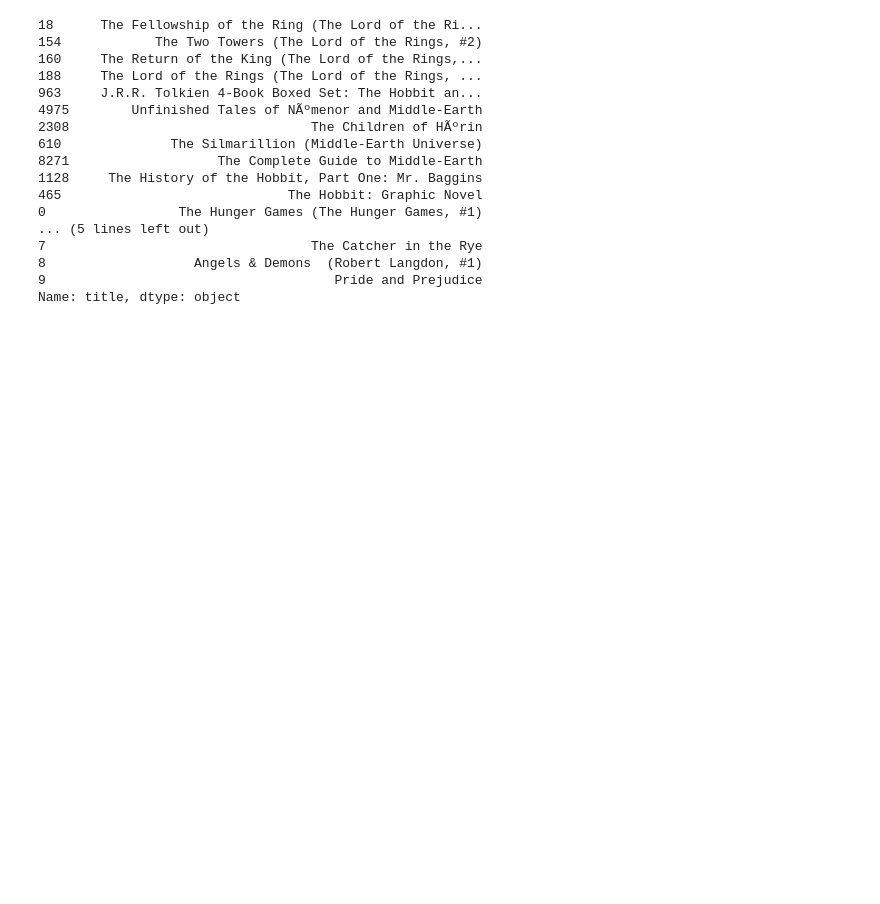
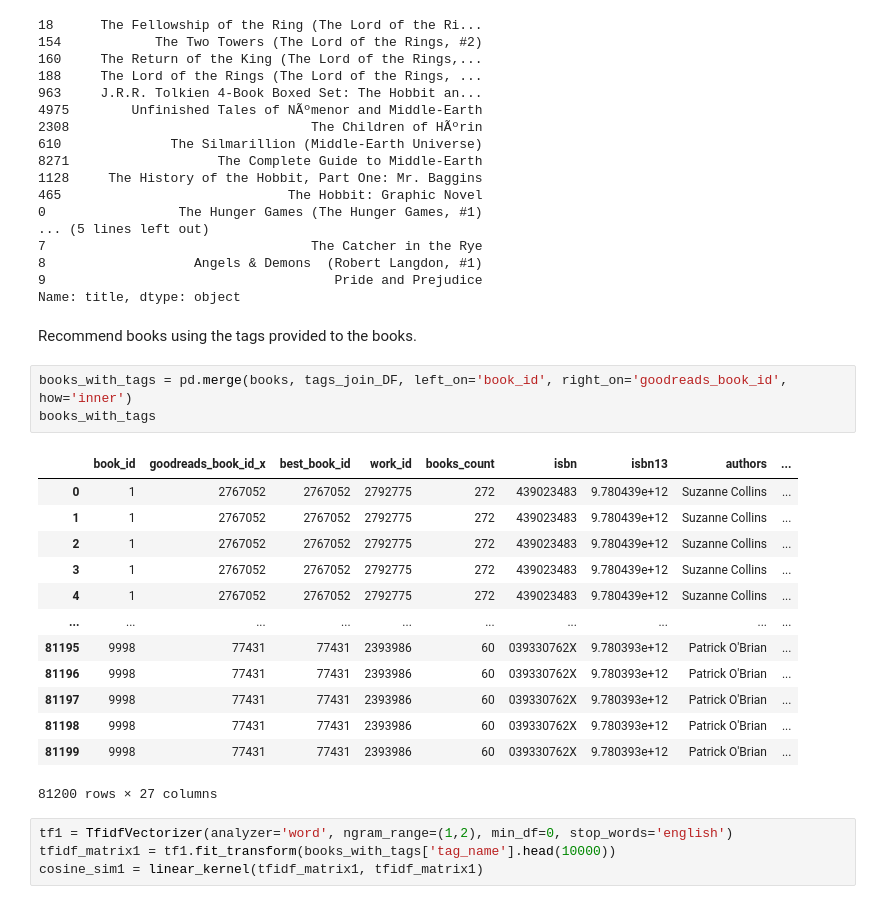
Before and after one commit to ParkGyuho/kaggle_transcription, a Jupyter notebook: book_recommendation/book_recommendation.ipynb, the cells around one changed output. Saved outputs shown, nothing was run; the diff lists cells and outputs as text; blank space fills up the shorter version.

```diff
--- a/book_recommendation/book_recommendation.ipynb
+++ b/book_recommendation/book_recommendation.ipynb
@@ -165,3 +170,27 @@ authors_recommendation('The Hobbit').head(20)
 8                   Angels & Demons  (Robert Langdon, #1)
 9                                     Pride and Prejudice
 Name: title, dtype: object
+# %% [markdown]
+Recommend books using the tags provided to the books.
+# %%
+books_with_tags = pd.merge(books, tags_join_DF, left_on='book_id', right_on='goodreads_book_id',
+how='inner')
+books_with_tags
+# %% [output]
+|  | book_id | goodreads_book_id_x | best_book_id | work_id | books_count | isbn | isbn13 | authors | ... |
+| 0 | 1 | 2767052 | 2767052 | 2792775 | 272 | 439023483 | 9.780439e+12 | Suzanne Collins | ... |
+| 1 | 1 | 2767052 | 2767052 | 2792775 | 272 | 439023483 | 9.780439e+12 | Suzanne Collins | ... |
+| 2 | 1 | 2767052 | 2767052 | 2792775 | 272 | 439023483 | 9.780439e+12 | Suzanne Collins | ... |
+| 3 | 1 | 2767052 | 2767052 | 2792775 | 272 | 439023483 | 9.780439e+12 | Suzanne Collins | ... |
+| 4 | 1 | 2767052 | 2767052 | 2792775 | 272 | 439023483 | 9.780439e+12 | Suzanne Collins | ... |
+| ... | ... | ... | ... | ... | ... | ... | ... | ... | ... |
+| 81195 | 9998 | 77431 | 77431 | 2393986 | 60 | 039330762X | 9.780393e+12 | Patrick O'Brian | ... |
+| 81196 | 9998 | 77431 | 77431 | 2393986 | 60 | 039330762X | 9.780393e+12 | Patrick O'Brian | ... |
+| 81197 | 9998 | 77431 | 77431 | 2393986 | 60 | 039330762X | 9.780393e+12 | Patrick O'Brian | ... |
+| 81198 | 9998 | 77431 | 77431 | 2393986 | 60 | 039330762X | 9.780393e+12 | Patrick O'Brian | ... |
+| 81199 | 9998 | 77431 | 77431 | 2393986 | 60 | 039330762X | 9.780393e+12 | Patrick O'Brian | ... |
+81200 rows × 27 columns
+# %%
+tf1 = TfidfVectorizer(analyzer='word', ngram_range=(1,2), min_df=0, stop_words='english')
+tfidf_matrix1 = tf1.fit_transform(books_with_tags['tag_name'].head(10000))
+cosine_sim1 = linear_kernel(tfidf_matrix1, tfidf_matrix1)
```
Also changed, not shown: parts of 17 cells of this notebook.
